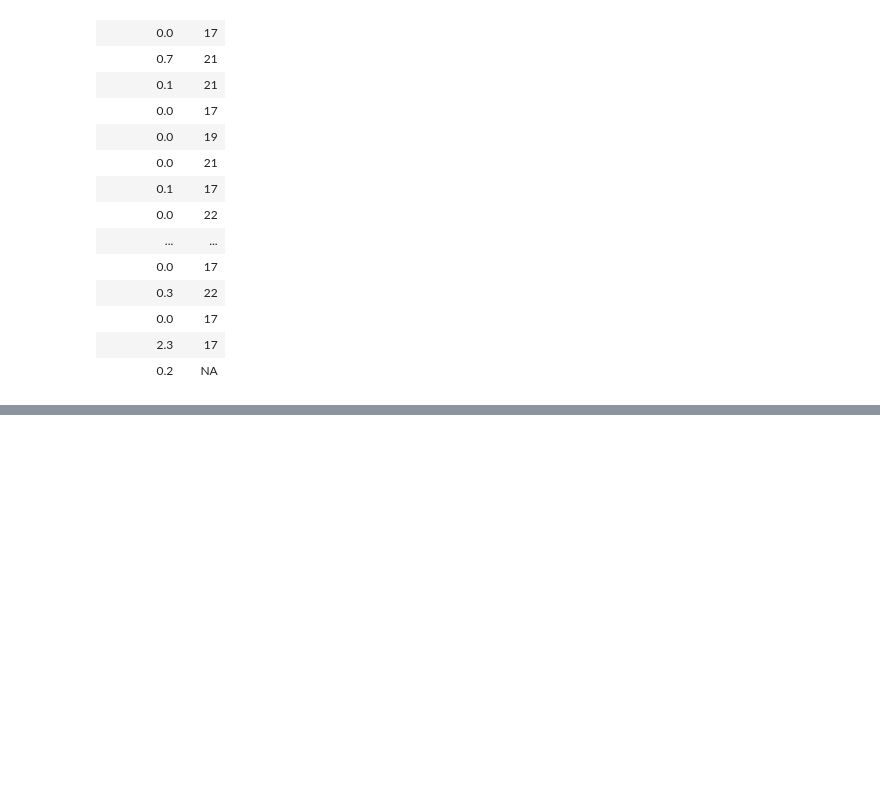
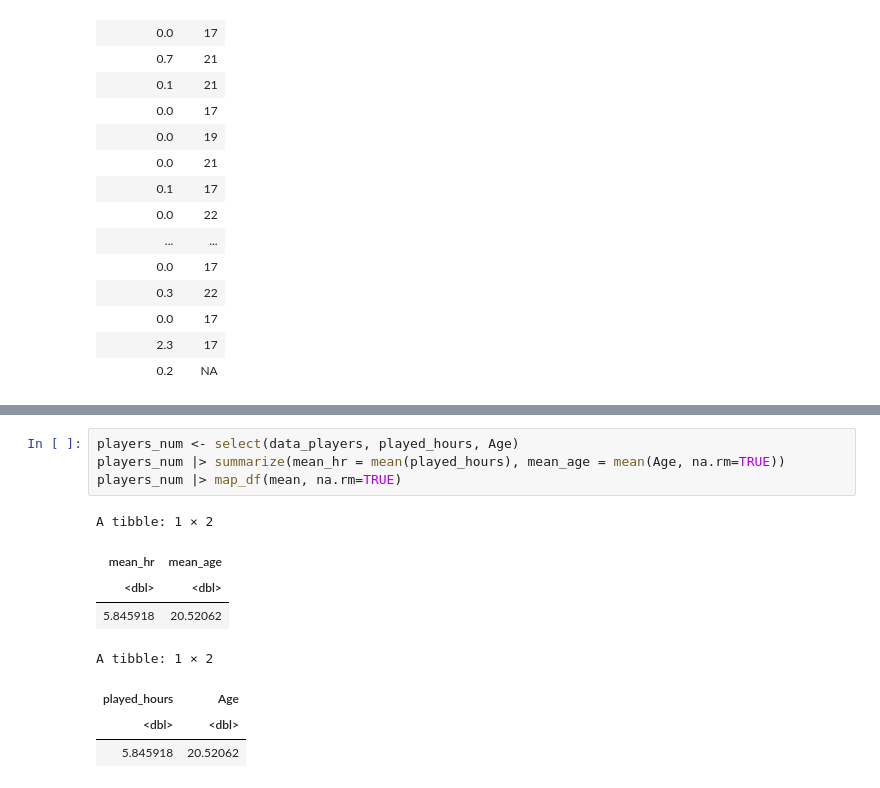
Before and after one commit to Tim03-nb/Tim-Qin-45776374-Project, a Jupyter notebook: Project_Code.ipynb, the cells around one changed output, grey strips where cells are left out. Drawn from its saved outputs; the diff is of its cells as text; blank space fills up the shorter version.

```diff
--- a/Project_Code.ipynb
+++ b/Project_Code.ipynb
@@ -72,0 +78,13 @@ A tibble: 196 × 2
+# %%
+players_num <- select(data_players, played_hours, Age)
+players_num |> summarize(mean_hr = mean(played_hours), mean_age = mean(Age, na.rm=TRUE))
+players_num |> map_df(mean, na.rm=TRUE)
+# %% [output]
+A tibble: 1 × 2
+| mean_hr | mean_age |
+| <dbl> | <dbl> |
+| 5.845918 | 20.52062 |
+A tibble: 1 × 2
+| played_hours | Age |
+| <dbl> | <dbl> |
+| 5.845918 | 20.52062 |
```
Also changed, not shown: parts of 4 cells of this notebook.
